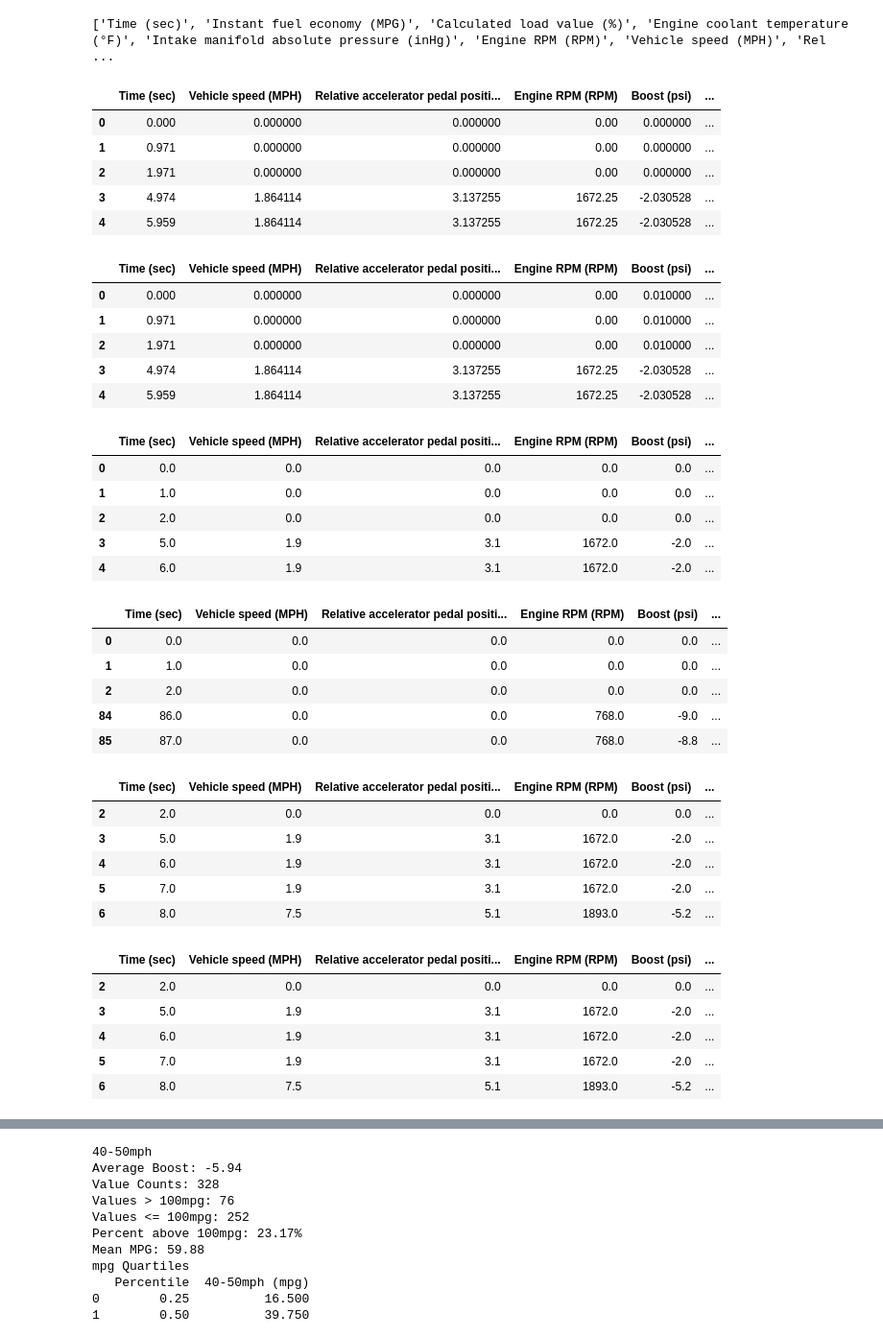
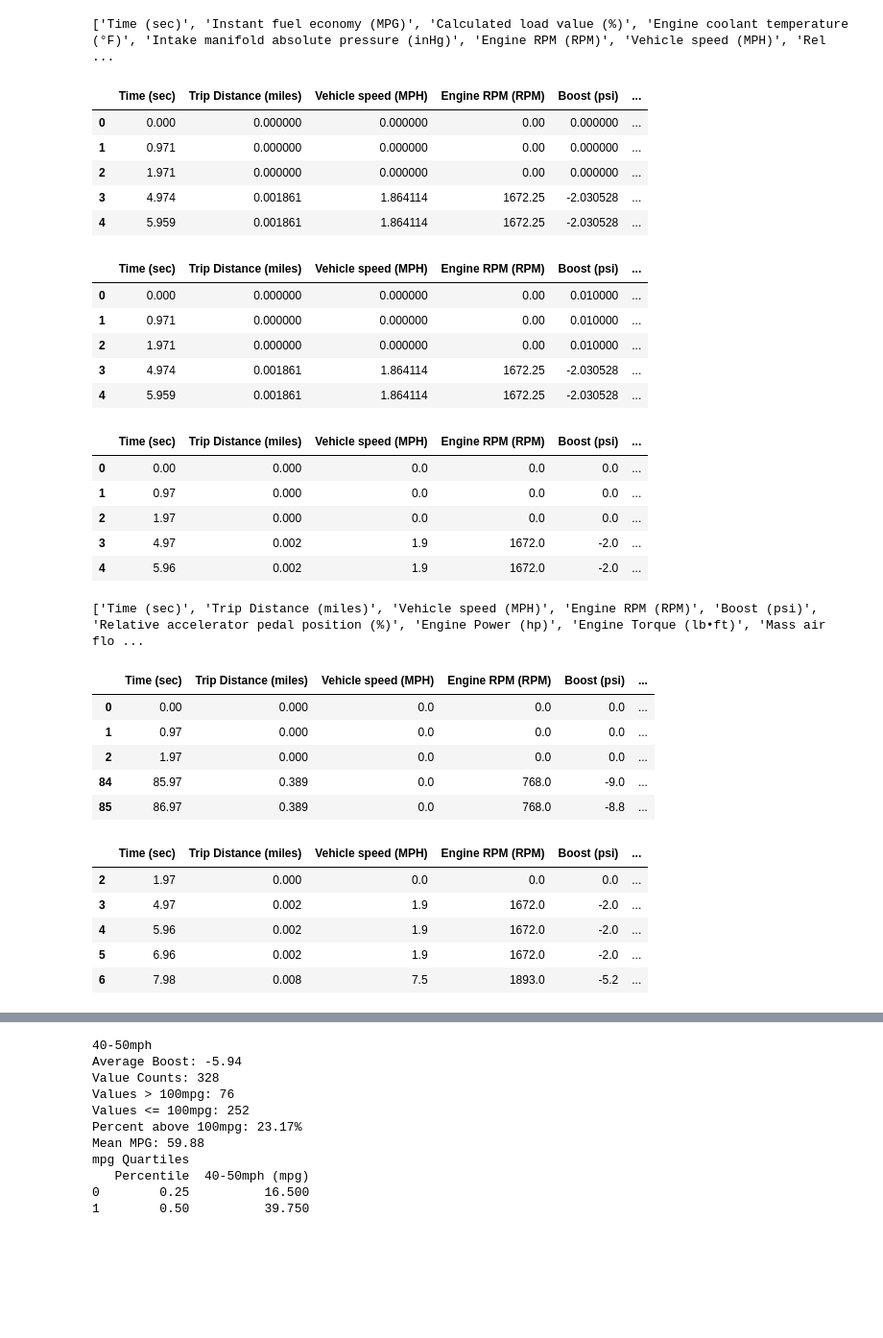
Before and after one commit to SecondHandSushi/car-analysis, a Jupyter notebook: analysis_20240822_PM.ipynb, the cells around one changed output, grey strips where cells are left out. Shown at 96% size. Drawn from its saved outputs; the diff is of its cells as text; code cells hidden in the pictures; blank space fills up the shorter version.

```diff
--- a/analysis_20240822_PM.ipynb
+++ b/analysis_20240822_PM.ipynb
@@ -44,15 +70,15 @@ print(column_list)
 # %% [output]
 ['Time (sec)', 'Instant fuel economy (MPG)', 'Calculated load value (%)', 'Engine coolant temperature (°F)', 'Intake manifold absolute pressure (inHg)', 'Engine RPM (RPM)', 'Vehicle speed (MPH)', 'Rel ...
 # %%
-df=df[['Time (sec)', 'Vehicle speed (MPH)', 'Relative accelerator pedal position (%)','Engine RPM (RPM)', 'Boost (psi)', 'Engine Power (hp)','Mass air flow rate (lb/min)','Intake manifold absolute pressure (inHg)', 'Ambient air temperature (°F)','Trip Distance (miles)','Instant fuel economy (MPG)', 'Trip Fuel Economy (MPG)', 'Latitude (deg)', 'Longitude (deg)','Relative throttle position (%)']]
+df=df[['Time (sec)', 'Trip Distance (miles)', 'Vehicle speed (MPH)','Engine RPM (RPM)', 'Boost (psi)', 'Relative accelerator pedal position (%)', 'Relative throttle position (%)', 'Engine Power (hp)', 'Engine Torque (lb•ft)',  'Mass air flow rate (lb/min)', 'Intake manifold absolute pressure (inHg)', 'Ambient air temperature (°F)', 'Intake air temperature bank 1  sensor 1 (°F)','Engine oil temperature (°F)', 'Instant fuel economy (MPG)', 'Trip Fuel Economy (MPG)', 'Latitude (deg)', 'Longitude (deg)']]
 df.head()
 # %% [output]
-|  | Time (sec) | Vehicle speed (MPH) | Relative accelerator pedal positi... | Engine RPM (RPM) | Boost (psi) | ... |
+|  | Time (sec) | Trip Distance (miles) | Vehicle speed (MPH) | Engine RPM (RPM) | Boost (psi) | ... |
 | 0 | 0.000 | 0.000000 | 0.000000 | 0.00 | 0.000000 | ... |
 | 1 | 0.971 | 0.000000 | 0.000000 | 0.00 | 0.000000 | ... |
 | 2 | 1.971 | 0.000000 | 0.000000 | 0.00 | 0.000000 | ... |
-| 3 | 4.974 | 1.864114 | 3.137255 | 1672.25 | -2.030528 | ... |
-| 4 | 5.959 | 1.864114 | 3.137255 | 1672.25 | -2.030528 | ... |
+| 3 | 4.974 | 0.001861 | 1.864114 | 1672.25 | -2.030528 | ... |
+| 4 | 5.959 | 0.001861 | 1.864114 | 1672.25 | -2.030528 | ... |
 # %%
 # To avoid math errors in situations where values = 0
 df['Boost (psi)'] = df['Boost (psi)'].bfill().infer_objects()
@@ -60,48 +86,51 @@ df.loc[df['Boost (psi)'] == 0, 'Boost (psi)'] = 0.01
 
 df.head()
 # %% [output]
-|  | Time (sec) | Vehicle speed (MPH) | Relative accelerator pedal positi... | Engine RPM (RPM) | Boost (psi) | ... |
+|  | Time (sec) | Trip Distance (miles) | Vehicle speed (MPH) | Engine RPM (RPM) | Boost (psi) | ... |
 | 0 | 0.000 | 0.000000 | 0.000000 | 0.00 | 0.010000 | ... |
 | 1 | 0.971 | 0.000000 | 0.000000 | 0.00 | 0.010000 | ... |
 | 2 | 1.971 | 0.000000 | 0.000000 | 0.00 | 0.010000 | ... |
-| 3 | 4.974 | 1.864114 | 3.137255 | 1672.25 | -2.030528 | ... |
-| 4 | 5.959 | 1.864114 | 3.137255 | 1672.25 | -2.030528 | ... |
+| 3 | 4.974 | 0.001861 | 1.864114 | 1672.25 | -2.030528 | ... |
+| 4 | 5.959 | 0.001861 | 1.864114 | 1672.25 | -2.030528 | ... |
 # %%
 def clean_data(df):
     # Round columns 'Time (sec)', ' Engine RPM (RPM)' and 2 other columns (Number of decimals: 0)
-    df = df.round({'Time (sec)': 0, 'Engine RPM (RPM)': 0, 'Engine Power (hp)': 0, 'Time (sec)': 0})
+    df = df.round({'Time (sec)': 2, 'Engine RPM (RPM)': 0, 'Engine Power (hp)': 0, 'Trip Distance (miles)':3})
     # Round columns ' Instant fuel economy (MPG)', ' Vehicle speed (MPH)' and 4 other columns (Number of decimals: 1)
-    df = df.round({'Instant fuel economy (MPG)': 1, 'Vehicle speed (MPH)': 1,'Relative throttle position (%)': 1, 'Relative accelerator pedal position (%)': 1, 'Trip Distance (miles)': 1, 'Trip Fuel Economy (MPG)': 1,'Boost (psi)':1})
+    df = df.round({'Instant fuel economy (MPG)': 1, 'Vehicle speed (MPH)': 1,'Relative throttle position (%)': 1, 'Relative accelerator pedal position (%)': 1, 'Trip Fuel Economy (MPG)': 1,'Boost (psi)':1})
     # Round columns ' Intake manifold absolute pressure (inHg)', ' Mass air flow rate (lb/min)', ' Bearing (deg)' (Number of decimals: 2)
     df = df.round({'Intake manifold absolute pressure (inHg)': 2, 'Mass air flow rate (lb/min)': 2,'Bearing (deg)': 2})
     # Drop columns: ' Intake manifold absolute pressure (inHg)', ' Mass air flow rate (lb/min)' and 3 other columns
     df = df.drop(columns=['Relative throttle position (%)'])
     # Rename column 'Latitude (deg)' to 'latitude'
-    df = df.rename(columns={'Latitude (deg)': 'latitude'})
-    # Rename column 'Longitude (deg)' to 'longitude'
-    df = df.rename(columns={'Longitude (deg)': 'longitude'})
+    df = df.rename(columns={'Latitude (deg)': 'latitude','Longitude (deg)': 'longitude' })
     return df
 
 df_clean = clean_data(df.copy())
 df_clean.head()
 # %% [output]
-|  | Time (sec) | Vehicle speed (MPH) | Relative accelerator pedal positi... | Engine RPM (RPM) | Boost (psi) | ... |
-| 0 | 0.0 | 0.0 | 0.0 | 0.0 | 0.0 | ... |
-| 1 | 1.0 | 0.0 | 0.0 | 0.0 | 0.0 | ... |
-| 2 | 2.0 | 0.0 | 0.0 | 0.0 | 0.0 | ... |
-| 3 | 5.0 | 1.9 | 3.1 | 1672.0 | -2.0 | ... |
-| 4 | 6.0 | 1.9 | 3.1 | 1672.0 | -2.0 | ... |
+|  | Time (sec) | Trip Distance (miles) | Vehicle speed (MPH) | Engine RPM (RPM) | Boost (psi) | ... |
+| 0 | 0.00 | 0.000 | 0.0 | 0.0 | 0.0 | ... |
+| 1 | 0.97 | 0.000 | 0.0 | 0.0 | 0.0 | ... |
+| 2 | 1.97 | 0.000 | 0.0 | 0.0 | 0.0 | ... |
+| 3 | 4.97 | 0.002 | 1.9 | 1672.0 | -2.0 | ... |
+| 4 | 5.96 | 0.002 | 1.9 | 1672.0 | -2.0 | ... |
+# %%
+column_list=df_clean.columns.tolist()
+print(column_list)
+# %% [output]
+['Time (sec)', 'Trip Distance (miles)', 'Vehicle speed (MPH)', 'Engine RPM (RPM)', 'Boost (psi)', 'Relative accelerator pedal position (%)', 'Engine Power (hp)', 'Engine Torque (lb•ft)', 'Mass air flo ...
 # %%
 #create dataframe where vehicle is stationary
 df_stationary = df_clean[df_clean['Vehicle speed (MPH)'] == 0]
 df_stationary.head()
 # %% [output]
-|  | Time (sec) | Vehicle speed (MPH) | Relative accelerator pedal positi... | Engine RPM (RPM) | Boost (psi) | ... |
-| 0 | 0.0 | 0.0 | 0.0 | 0.0 | 0.0 | ... |
-| 1 | 1.0 | 0.0 | 0.0 | 0.0 | 0.0 | ... |
-| 2 | 2.0 | 0.0 | 0.0 | 0.0 | 0.0 | ... |
-| 84 | 86.0 | 0.0 | 0.0 | 768.0 | -9.0 | ... |
-| 85 | 87.0 | 0.0 | 0.0 | 768.0 | -8.8 | ... |
+|  | Time (sec) | Trip Distance (miles) | Vehicle speed (MPH) | Engine RPM (RPM) | Boost (psi) | ... |
+| 0 | 0.00 | 0.000 | 0.0 | 0.0 | 0.0 | ... |
+| 1 | 0.97 | 0.000 | 0.0 | 0.0 | 0.0 | ... |
+| 2 | 1.97 | 0.000 | 0.0 | 0.0 | 0.0 | ... |
+| 84 | 85.97 | 0.389 | 0.0 | 768.0 | -9.0 | ... |
+| 85 | 86.97 | 0.389 | 0.0 | 768.0 | -8.8 | ... |
 # %%
 #creates dataframe where the vehicle is moving or is about to begin motion after being stationary
 df_clean['next_mph'] = df_clean['Vehicle speed (MPH)'].shift(-1)
@@ -109,21 +138,15 @@ mask = (df_clean['Vehicle speed (MPH)'] > 0) | ((df_clean['Vehicle speed (MPH)']
 df_moving= df_clean[mask].drop(columns=['next_mph'])
 df_moving.head()
 # %% [output]
-|  | Time (sec) | Vehicle speed (MPH) | Relative accelerator pedal positi... | Engine RPM (RPM) | Boost (psi) | ... |
-| 2 | 2.0 | 0.0 | 0.0 | 0.0 | 0.0 | ... |
-| 3 | 5.0 | 1.9 | 3.1 | 1672.0 | -2.0 | ... |
-| 4 | 6.0 | 1.9 | 3.1 | 1672.0 | -2.0 | ... |
-| 5 | 7.0 | 1.9 | 3.1 | 1672.0 | -2.0 | ... |
-| 6 | 8.0 | 7.5 | 5.1 | 1893.0 | -5.2 | ... |
+|  | Time (sec) | Trip Distance (miles) | Vehicle speed (MPH) | Engine RPM (RPM) | Boost (psi) | ... |
+| 2 | 1.97 | 0.000 | 0.0 | 0.0 | 0.0 | ... |
+| 3 | 4.97 | 0.002 | 1.9 | 1672.0 | -2.0 | ... |
+| 4 | 5.96 | 0.002 | 1.9 | 1672.0 | -2.0 | ... |
+| 5 | 6.96 | 0.002 | 1.9 | 1672.0 | -2.0 | ... |
+| 6 | 7.98 | 0.008 | 7.5 | 1893.0 | -5.2 | ... |
 # %%
 #experimenting
-df_moving['Mass Air/Boost']=df_moving['Mass air flow rate (lb/min)']/df_moving['Boost (psi)']
-df_moving['Mass Air/manPress']=df_moving['Mass air flow rate (lb/min)']/df_moving['Intake manifold absolute pressure (inHg)']
-df_moving.head()
+#df_moving['Mass Air/Boost']=df_moving['Mass air flow rate (lb/min)']/df_moving['Boost (psi)']
+#df_moving['Mass Air/manPress']=df_moving['Mass air flow rate (lb/min)']/df_moving['Intake manifold absolute pressure (inHg)']
+#df_moving = df_moving.dropna(subset=['Mass Air/Boost', 'Mass Air/manPress'])
+#df_moving.head()
-# %% [output]
-|  | Time (sec) | Vehicle speed (MPH) | Relative accelerator pedal positi... | Engine RPM (RPM) | Boost (psi) | ... |
-| 2 | 2.0 | 0.0 | 0.0 | 0.0 | 0.0 | ... |
-| 3 | 5.0 | 1.9 | 3.1 | 1672.0 | -2.0 | ... |
-| 4 | 6.0 | 1.9 | 3.1 | 1672.0 | -2.0 | ... |
-| 5 | 7.0 | 1.9 | 3.1 | 1672.0 | -2.0 | ... |
-| 6 | 8.0 | 7.5 | 5.1 | 1893.0 | -5.2 | ... |
```
Also changed, not shown: parts of 20 cells of this notebook.
